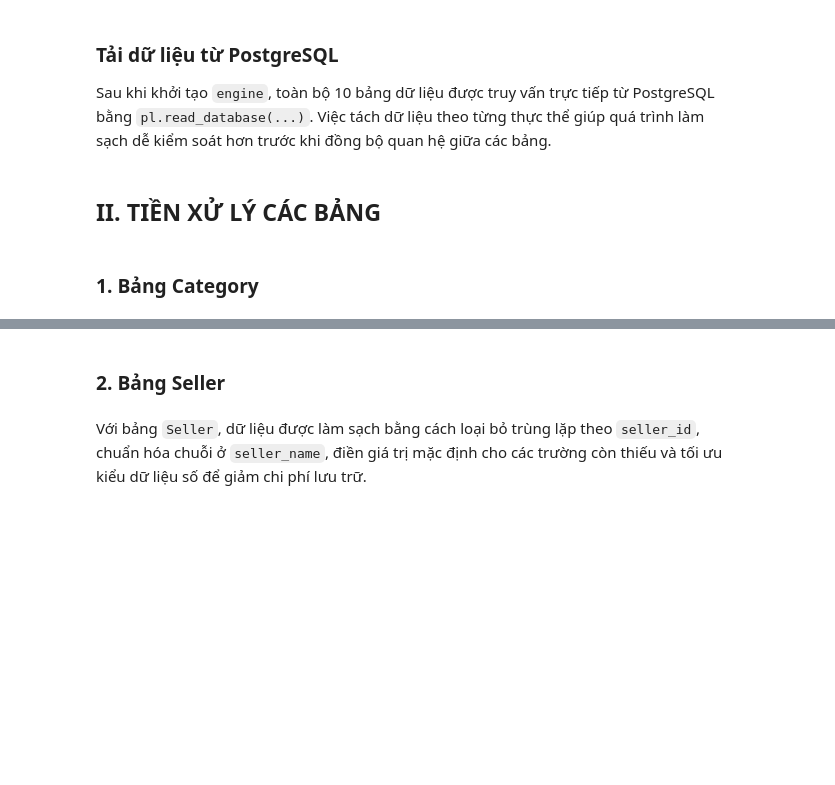
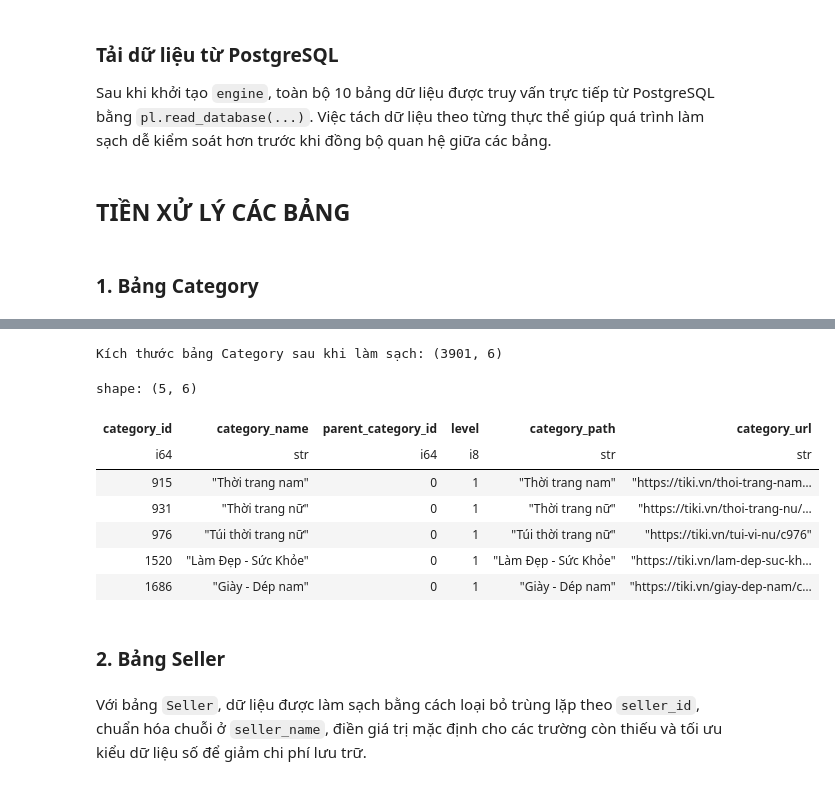
Before and after one commit to khoa26/ecommerce_analysis, a Jupyter notebook: notebooks/02_data_preprocessing.ipynb, the cells around one changed output, grey strips where cells are left out. Drawn from its saved outputs; the diff is of its cells as text; code cells hidden in the pictures; blank space fills up the shorter version.

```diff
--- a/notebooks/02_data_preprocessing.ipynb
+++ b/notebooks/02_data_preprocessing.ipynb
@@ -65,9 +73,9 @@ with engine.connect() as conn:
     df_offer_coupon = pl.read_database("SELECT * FROM offer_coupon", conn)
     df_offer_service = pl.read_database("SELECT * FROM offer_service", conn)
 # %% [markdown]
-## II. TIỀN XỬ LÝ CÁC BẢNG
+<h2 id="tien-xu-ly-cac-bang">TIỀN XỬ LÝ CÁC BẢNG</h2>
 # %% [markdown]
-### 1. Bảng Category
+<h3 id="section-1-bang-category">1. Bảng Category</h3>
 # %%
 print(f"Kích thước bảng Category: {df_category.shape}")
 print(f"Kiểu dữ liệu của bảng Category:\n{df_category.dtypes}")
@@ -108,8 +116,21 @@ df_category = df_category.unique(subset=["category_id"], keep='first') \
                 pl.col('parent_category_id').fill_null(0)
             ]) \
             .sort(by=['level', 'category_id'])
+# %%
+print(f"Kích thước bảng Category sau khi làm sạch: {df_category.shape}")
+display(df_category.head())
+# %% [output]
+Kích thước bảng Category sau khi làm sạch: (3901, 6)
+shape: (5, 6)
+| category_id | category_name | parent_category_id | level | category_path | category_url |
+| i64 | str | i64 | i8 | str | str |
+| 915 | "Thời trang nam" | 0 | 1 | "Thời trang nam" | "https://tiki.vn/thoi-trang-nam… |
+| 931 | "Thời trang nữ" | 0 | 1 | "Thời trang nữ" | "https://tiki.vn/thoi-trang-nu/… |
+| 976 | "Túi thời trang nữ" | 0 | 1 | "Túi thời trang nữ" | "https://tiki.vn/tui-vi-nu/c976" |
+| 1520 | "Làm Đẹp - Sức Khỏe" | 0 | 1 | "Làm Đẹp - Sức Khỏe" | "https://tiki.vn/lam-dep-suc-kh… |
+| 1686 | "Giày - Dép nam" | 0 | 1 | "Giày - Dép nam" | "https://tiki.vn/giay-dep-nam/c… |
 # %% [markdown]
-### 2. Bảng Seller
+<h3 id="section-2-bang-seller">2. Bảng Seller</h3>
 # %% [markdown]
 Với bảng `Seller`, dữ liệu được làm sạch bằng cách loại bỏ trùng lặp theo `seller_id`, chuẩn hóa chuỗi ở `seller_name`, điền giá trị mặc định cho các trường còn thiếu và tối ưu kiểu dữ liệu số để giảm chi phí lưu trữ.
 # %%
```
Also changed, not shown: parts of 33 cells of this notebook, 4 other files.
